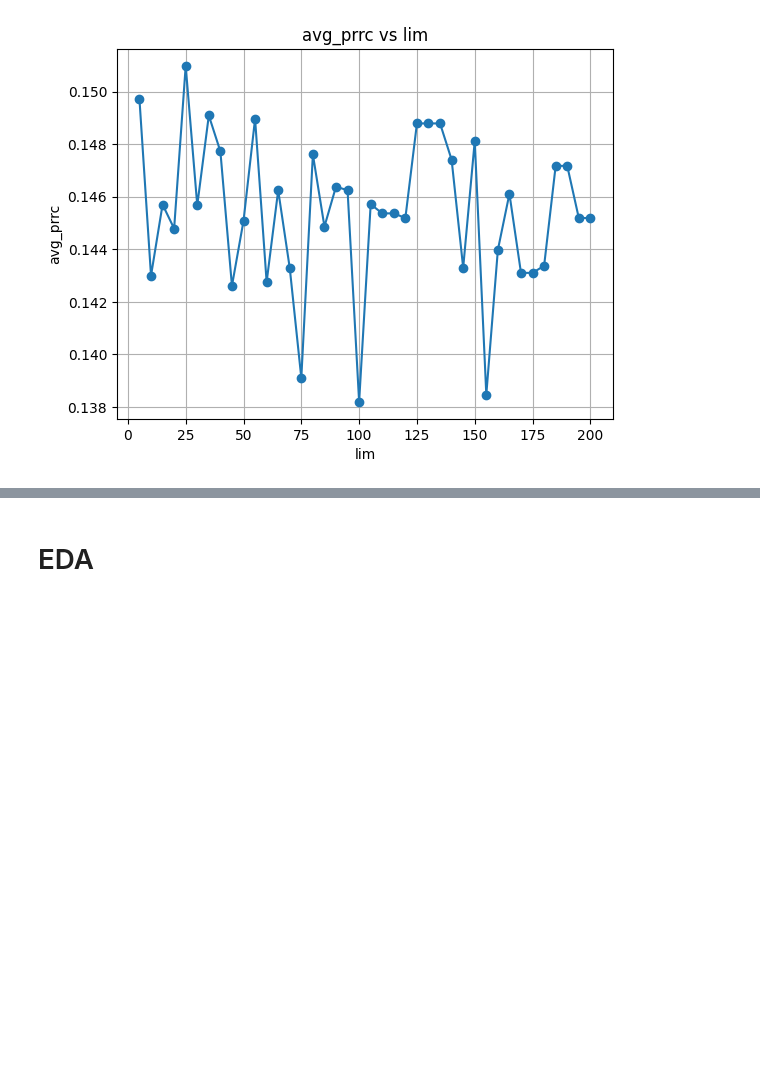
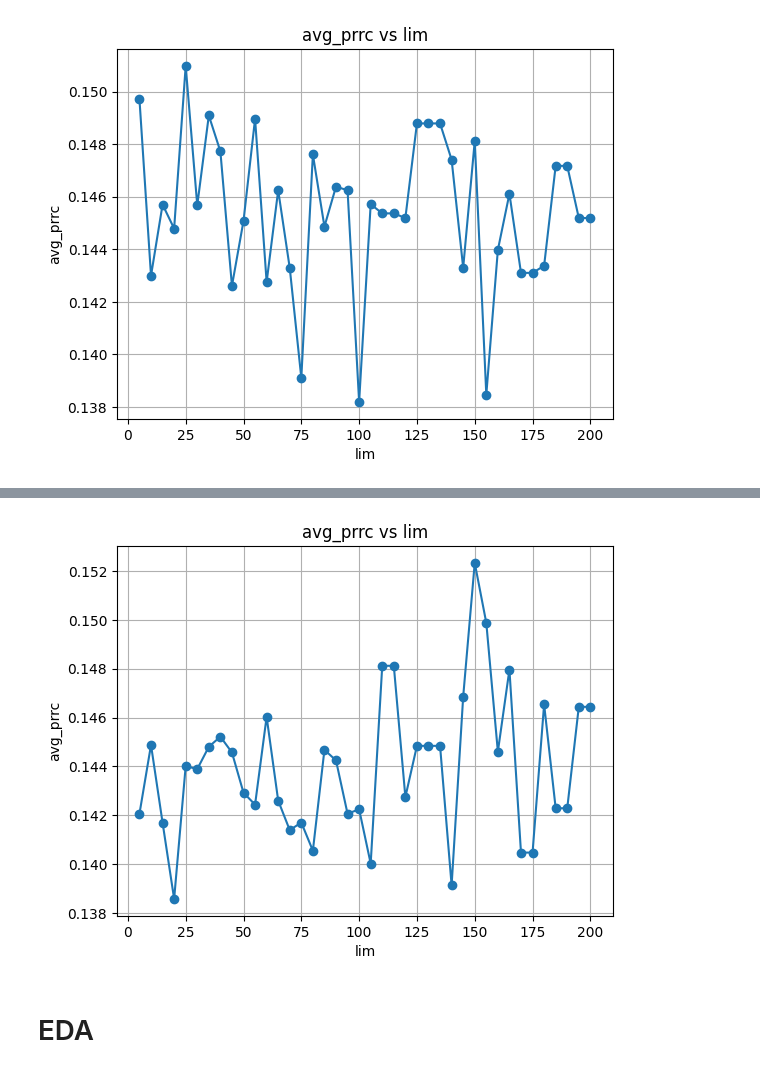
Before and after one commit to alvinrach/financial-tech-prediction, a Jupyter notebook: research.ipynb, the cells around one changed output, grey strips where cells are left out. Drawn from its saved outputs; the diff is of its cells as text; code cells hidden in the pictures; blank space fills up the shorter version.

Commit message:
Fourth model: optimize fill zero or fill median + adjust optimization fun 0 or median +1% prec and ++ avgprrc area

```diff
--- a/research.ipynb
+++ b/research.ipynb
@@ -838,7 +838,7 @@ memory usage: 7.5+ MB
 counts = df_bs["device_codename"].value_counts()
 
 df_bs["device_codename_grouped"] = df_bs["device_codename"].apply(
-    lambda x: x if counts[x] > 25 else "others"
+    lambda x: x if counts[x] > 150 else "others"
 )
 del counts
 # %%
@@ -912,5 +916,5 @@ average_precision_score(y_test, y_pred)
 # %%
-def mini_exp_device(lim):
+def mini_exp_device(lim, filler):
     df_bs = df[[
         'flag_bad',
         'de_age',
@@ -937,7 +941,12 @@ def mini_exp_device(lim):
     del counts
 
     df_call_log_stats = df["ph_call_log_stats"].apply(lambda x: json.loads(x) if isinstance(x, str) else {}).apply(pd.Series)
-    df_call_log_stats = df_call_log_stats.fillna(0)
+    options = {
+        "median": df_call_log_stats.median(),
+        "zero": 0
+    }
+    filler_value = options.get(filler)
+    df_call_log_stats = df_call_log_stats.fillna(filler_value)
     df_bs = pd.concat([df_bs, df_call_log_stats], axis=1)
     del df_call_log_stats
 
@@ -984,3 +1002,7 @@ plt.grid(True)
 plt.show()
 # %% [output]
 [figure]
+# %%
+results = [mini_exp_device(i, filler='median') for i in range(5,205,5)]
+# %%
+df_res = pd.DataFrame(results)
@@ -987,2 +1018,12 @@ plt.show()
+# %%
+plt.plot(df_res["lim"], df_res["avg_prrc"], marker="o")
+
+plt.xlabel("lim")
+plt.ylabel("avg_prrc")
+plt.title("avg_prrc vs lim")
+plt.grid(True)
+plt.show()
+# %% [output]
+[figure, added]
 # %% [markdown]
 # EDA
```
Also changed, not shown: parts of 8 cells of this notebook.
